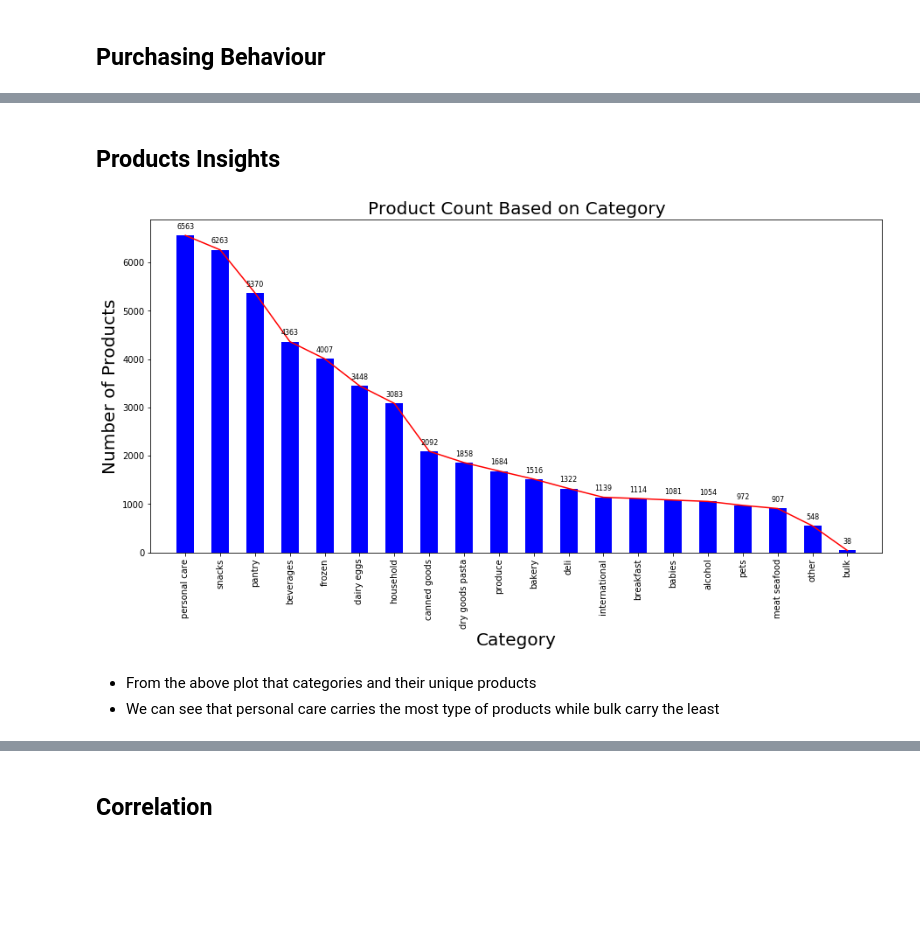
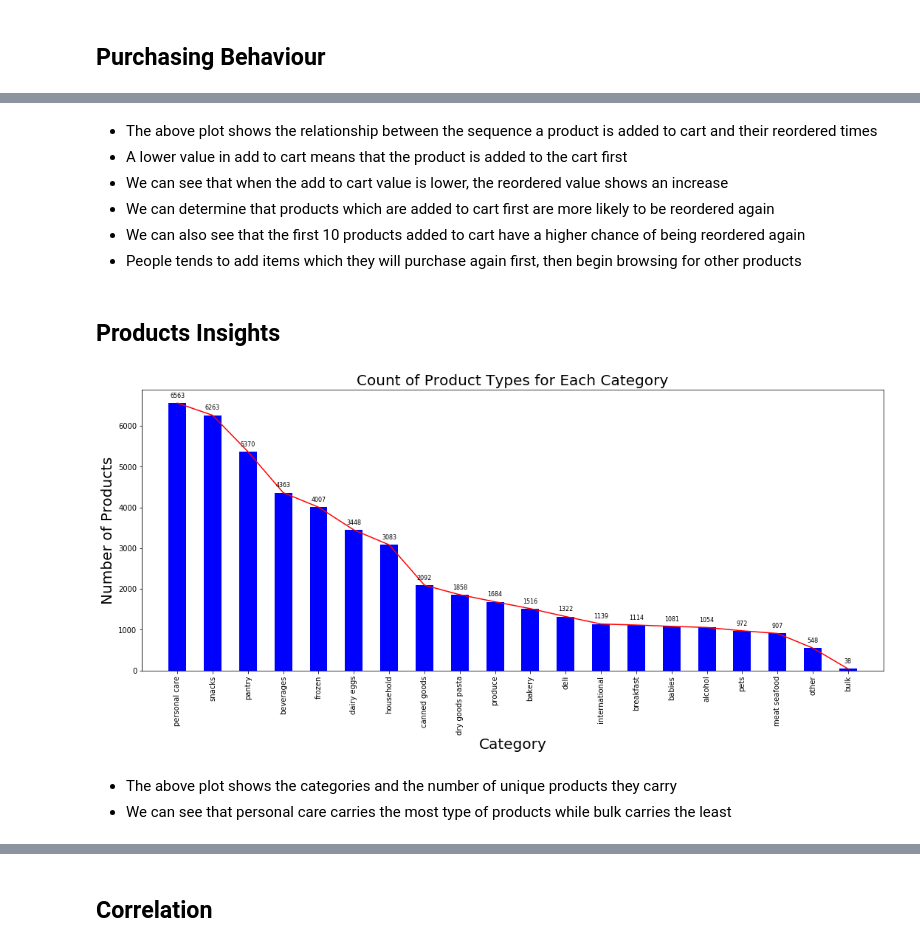
Before and after one commit to LingChongGold/Capstone, a Jupyter notebook: code/1_eda.ipynb, the cells around one changed output, grey strips where cells are left out. Cells and saved outputs as stored; diff of their text form; code cells hidden in the pictures; blank space fills up the shorter version.

```diff
--- a/code/1_eda.ipynb
+++ b/code/1_eda.ipynb
@@ -304,3 +478,24 @@ def subplot_histograms(dataframe, list_of_columns, ylabel = 'Probability Density
         ax[i].axvline(mean, color = 'r')
         ax[i].grid(axis = 'y', alpha = 0.5) # set grid line, alpha is transparency
         fig.tight_layout()
+# %%
+def draw_barplot (df, groupby, target, title, xlabel = None,  ylabel = 'Number of Unique Orders', rotation = 0, sort = False):
+    fig, ax = plt.subplots(figsize=(18, 7))
+    ax.grid(False)
+
+    if sort == True:
+        df.groupby([groupby])[target].nunique().sort_values(ascending = False).head(21).plot(color = 'r')
+        df.groupby([groupby])[target].nunique().sort_values(ascending = False).head(21).plot(kind = 'bar', color = 'b')
+    else:
+        df.groupby([groupby])[target].nunique().plot.bar(color = 'b')
+        df.groupby([groupby])[target].nunique().plot(color = 'r')
+
+    ax.set_title(title, fontsize = 20)
+    ax.set_xlabel(xlabel, fontsize = 20)
+    ax.set_xticklabels(ax.get_xticklabels(), rotation = rotation)
+    xmin,xmax = ax.get_xlim()
+    ax.set_xlim([xmin - 0.5, xmax + 0.5])
+    ax.set_ylabel(ylabel, fontsize = 20)
+    for p in ax.patches:
+        ax.annotate(format(p.get_height()), (p.get_x() + p.get_width() / 2, p.get_height()),
+                    ha = 'center', va = 'center', xytext = (0, 10), textcoords = 'offset points', size = 8)
@@ -319,27 +578,6 @@ subplot_histograms(full_df, ['days_since_prior_order'])
 [figure]
 # %% [markdown]
 - The plot above shows the distribution of days since prior order. We can see that most repeated customers will place another order within 12 days after their last order
-# %%
-def draw_barplot (df, groupby, target, title, xlabel = None,  ylabel = 'Number of Unique Orders', rotation = 0, sort = False):
-    fig, ax = plt.subplots(figsize=(15, 7))
-    ax.grid(False)
-
-    if sort == True:
-        df.groupby([groupby])[target].nunique().sort_values(ascending = False).head(21).plot(color = 'r')
-        df.groupby([groupby])[target].nunique().sort_values(ascending = False).head(21).plot(kind = 'bar', color = 'b')
-    else:
-        df.groupby([groupby])[target].nunique().plot.bar(color = 'b')
-        df.groupby([groupby])[target].nunique().plot(color = 'r')
-
-    ax.set_title(title, fontsize = 20)
-    ax.set_xlabel(xlabel, fontsize = 20)
-    ax.set_xticklabels(ax.get_xticklabels(), rotation = rotation)
-    xmin,xmax = ax.get_xlim()
-    ax.set_xlim([xmin - 0.5, xmax + 0.5])
-    ax.set_ylabel(ylabel, fontsize = 20)
-    for p in ax.patches:
-        ax.annotate(format(p.get_height()), (p.get_x() + p.get_width() / 2, p.get_height()),
-                    ha = 'center', va = 'center', xytext = (0, 10), textcoords = 'offset points', size = 8)
 # %% [markdown]
 ## Purchasing Behaviour
 # %%
@@ -373,9 +638,16 @@ draw_barplot(full_df, 'user_id', 'order_id', 'Top 21 Users and Their Order Count
+# %% [markdown]
+- The above plot shows the relationship between the sequence a product is added to cart and their reordered times
+- A lower value in add to cart means that the product is added to the cart first
+- We can see that when the add to cart value is lower, the reordered value shows an increase
+- We can determine that products which are added to cart first are more likely to be reordered again
+- We can also see that the first 10 products added to cart have a higher chance of being reordered again
+- People tends to add items which they will purchase again first, then begin browsing for other products
 # %% [markdown]
 ## Products Insights
 # %%
-draw_barplot(full_df, 'department', 'product_id', 'Product Count Based on Category', ylabel = 'Number of Products', xlabel = 'Category', rotation = 90, sort = True)
+draw_barplot(full_df, 'department', 'product_id', 'Count of Product Types for Each Category', ylabel = 'Number of Products', xlabel = 'Category', rotation = 90, sort = True)
 # %% [output]
-[figure, old version]
+[figure, new version]
 # %% [markdown]
-- From the above plot that categories and their unique products
-- We can see that personal care carries the most type of products while bulk carry the least
+- The above plot shows the categories and the number of unique products they carry
+- We can see that personal care carries the most type of products while bulk carries the least
```
Also changed, not shown: parts of 99 cells of this notebook.
